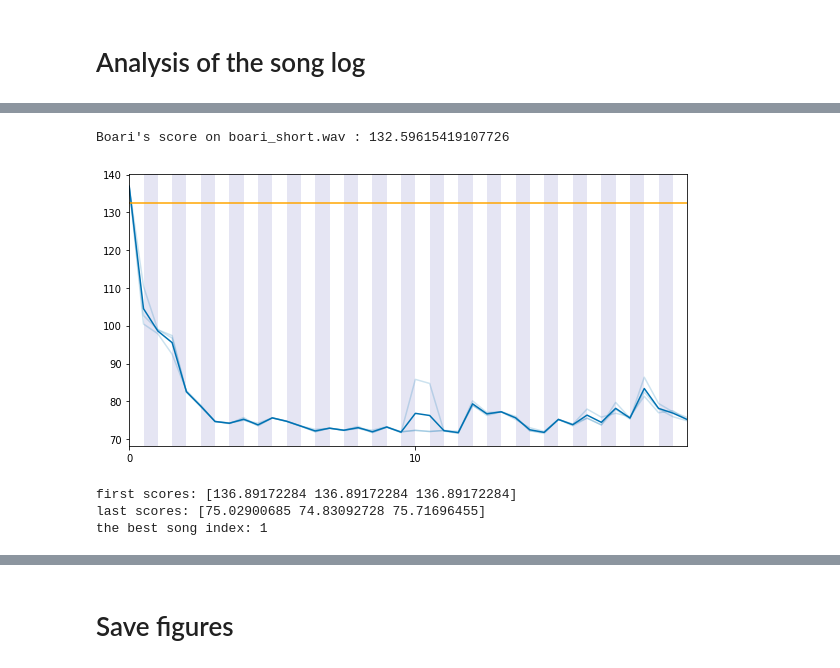
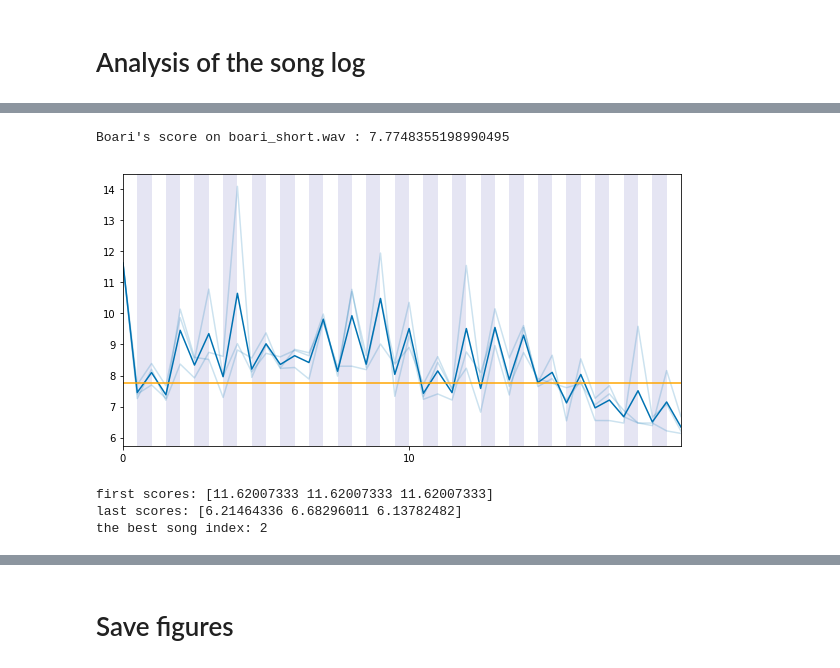
Before and after one commit to gnouveau/birdsonglearningmodel, a Jupyter notebook: analysis/song_fitter_analyser.ipynb, the cells around one changed output, grey strips where cells are left out. Saved outputs shown, nothing was run; the diff lists cells and outputs as text; code cells hidden in the pictures.

```diff
--- a/analysis/song_fitter_analyser.ipynb
+++ b/analysis/song_fitter_analyser.ipynb
@@ -25,7 +27,9 @@ from synth import synthesize
 
 sns.set_palette('colorblind')
 # %%
-path = '../model/res/cluster_simulation_180523_184444/seed0+optimise_gesture_whole+gilles_fast_boari_short+zero_alpha_zero_beta+default_coef+default_dev+500_replay+50_conc+3_day_conc+20days/' # path of the repository with the results
+path = '../model/res/gilles_rescaling_try_180612_182310/' # path of the repository with the results
+# path = '../model/res/cluster_simulation_180523_184444/seed0+optimise_gesture_whole+gilles_fast_boari_short+on_alpha_silence_beta+default_coef+slow_dev+500_replay+50_conc+3_day_conc+20days/' # path of the repository with the results
+
 if exists(join(path, 'aborted.txt')):
     warnings.warn('Aborted run')
 if not exists(join(path, 'data.pkl')):
@@ -342,54 +317,39 @@ rd #Show the dataframe
 
 # day_opt = pandas.DataFrame([elem[1] for elem in songlog if elem[0] == 'day_optim'])
 # %%
-def _running_mean(x, N):
-    y = np.zeros((len(x),))
-    for ctr in range(len(x)):
-        y[ctr] = np.sum(x[ctr:(ctr+N)])
-    return y/N
-
 score_array = np.array([list(a) for a in rd['scores']]).T
 
 full_name = run_param['tutor'].split('/')[-1]
 name = full_name.split('.')[0]
 
-# synthetiser les donnees (alpha,beta) enleve 10 echantillons
-# synth_ab = np.loadtxt('../data/{}_ab.dat'.format(name))
-# synth_song = synthesize(synth_ab)
-
 sr, synth_song = wavfile.read('../data/{}_out.wav'.format(name))
 
-amp = bsa.song_amplitude(synth_song, 256, 40, 1024)
-sort_amp = np.sort(amp)
-sort_amp = sort_amp[len(sort_amp)//10:]  # discard too low values
-i_max_diff = np.argmax(_running_mean(np.diff(sort_amp), 100))
-threshold = sort_amp[i_max_diff]
 
-msynth = measures.bsa_measure(synth_song, 44100, coefs=run_param['coefs'])
-mtutor = measures.bsa_measure(tutor, 44100, coefs=run_param['coefs'])
+# /!\: if tutor_feat parameter is defined, use rescaling to calculate the error
+score = boari_synth_song_error(tutor, synth_song, run_param['coefs'],
+                               tutor_feat=tfeat)
 
-score = np.linalg.norm(msynth[amp > threshold] - mtutor[amp > threshold]) / np.sum(amp > threshold) * len(amp)
 print("Boari's score on {}.wav : {}".format(name, score))
 
 plt.figure(figsize=(10, 5))
 for i in range(1, len(rd['scores']), 2):
     plt.axvspan(i, i+1, facecolor='darkblue', alpha=0.1)
 sns.tsplot(score_array, err_style='unit_traces')
 plt.xticks(range(0, len(rd['scores']), 20), range(0, len(rd['scores'])//2, 10))
 plt.axhline(y=score, color='orange', linestyle='-')
 plt.show()
 # %% [output]
-Boari's score on boari_short.wav : 132.59615419107726
+Boari's score on boari_short.wav : 7.7748355198990495
-[figure, old version]
+[figure, new version]
 # %%
 print("first scores: {}".format(rd['scores'].iloc[0]))
 print("last scores: {}".format(rd['scores'].iloc[-1]))
 best = np.argmin(rd['scores'].iloc[-1])
 print("the best song index: {}".format(best))
 # %% [output]
-first scores: [136.89172284 136.89172284 136.89172284]
-last scores: [75.02900685 74.83092728 75.71696455]
-the best song index: 1
+first scores: [11.62007333 11.62007333 11.62007333]
+last scores: [6.21464336 6.68296011 6.13782482]
+the best song index: 2
 # %%
 tutor_params = np.loadtxt('../data/{}_ab.dat'.format(basename(run_param['tutor']).split('.')[0]))
 
```
Also changed, not shown: parts of 17 cells of this notebook, 6 other files.
